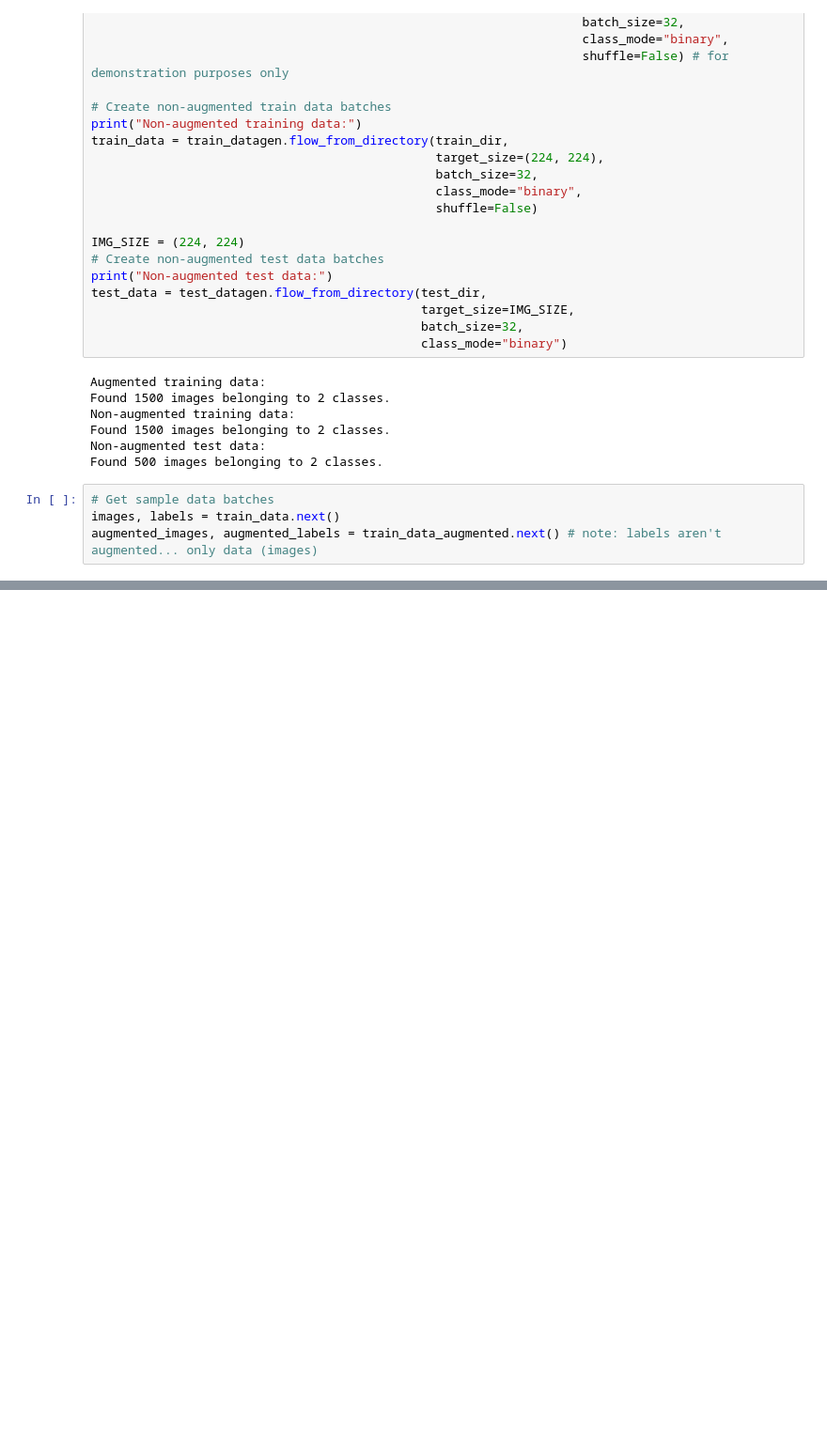
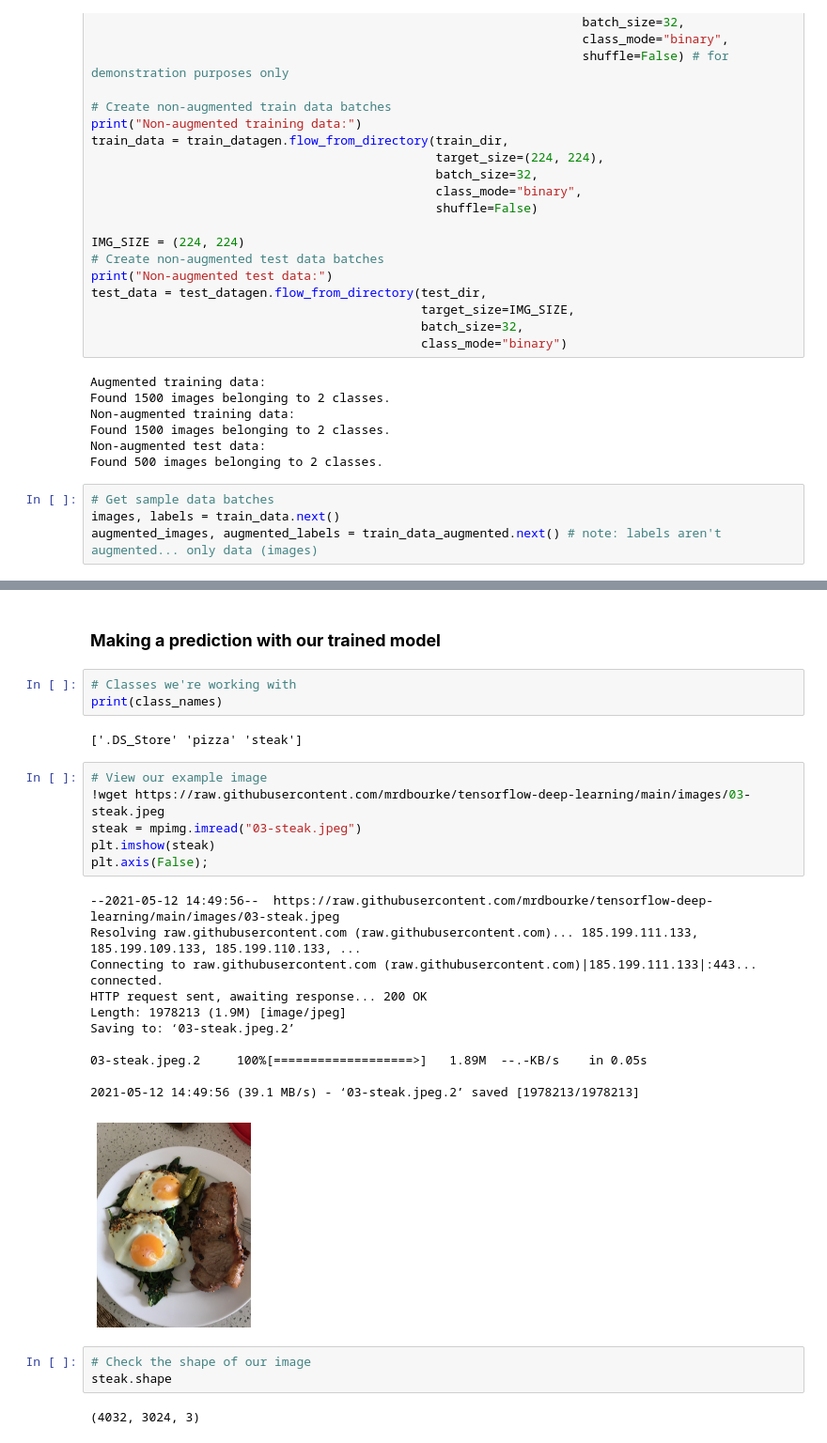
Before and after one commit to prachuryanath/TF-Learning, a Jupyter notebook: 03_convolutional_neural_networks_in_tensorflow.ipynb, the cells around one changed output, grey strips where cells are left out. Shown at 94% size. Drawn from its saved outputs; the diff is of its cells as text; blank space fills up the shorter version.

```diff
--- a/03_convolutional_neural_networks_in_tensorflow.ipynb
+++ b/03_convolutional_neural_networks_in_tensorflow.ipynb
@@ -735,0 +887,30 @@ showing image number: 17
+# %% [markdown]
+### **Making a prediction with our trained model**
+# %%
+# Classes we're working with
+print(class_names)
+# %% [output]
+['.DS_Store' 'pizza' 'steak']
+# %%
+# View our example image
+!wget https://raw.githubusercontent.com/mrdbourke/tensorflow-deep-learning/main/images/03-steak.jpeg
+steak = mpimg.imread("03-steak.jpeg")
+plt.imshow(steak)
+plt.axis(False);
+# %% [output]
+--2021-05-12 14:49:56--  https://raw.githubusercontent.com/mrdbourke/tensorflow-deep-learning/main/images/03-steak.jpeg
+Resolving raw.githubusercontent.com (raw.githubusercontent.com)... 185.199.111.133, 185.199.109.133, 185.199.110.133, ...
+Connecting to raw.githubusercontent.com (raw.githubusercontent.com)|185.199.111.133|:443... connected.
+HTTP request sent, awaiting response... 200 OK
+Length: 1978213 (1.9M) [image/jpeg]
+Saving to: ‘03-steak.jpeg.2’
+
+03-steak.jpeg.2     100%[===================>]   1.89M  --.-KB/s    in 0.05s
+
+2021-05-12 14:49:56 (39.1 MB/s) - ‘03-steak.jpeg.2’ saved [1978213/1978213]
+[figure, added]
+# %%
+# Check the shape of our image
+steak.shape
+# %% [output]
+(4032, 3024, 3)
```
Also changed, not shown: parts of 41 cells of this notebook.
